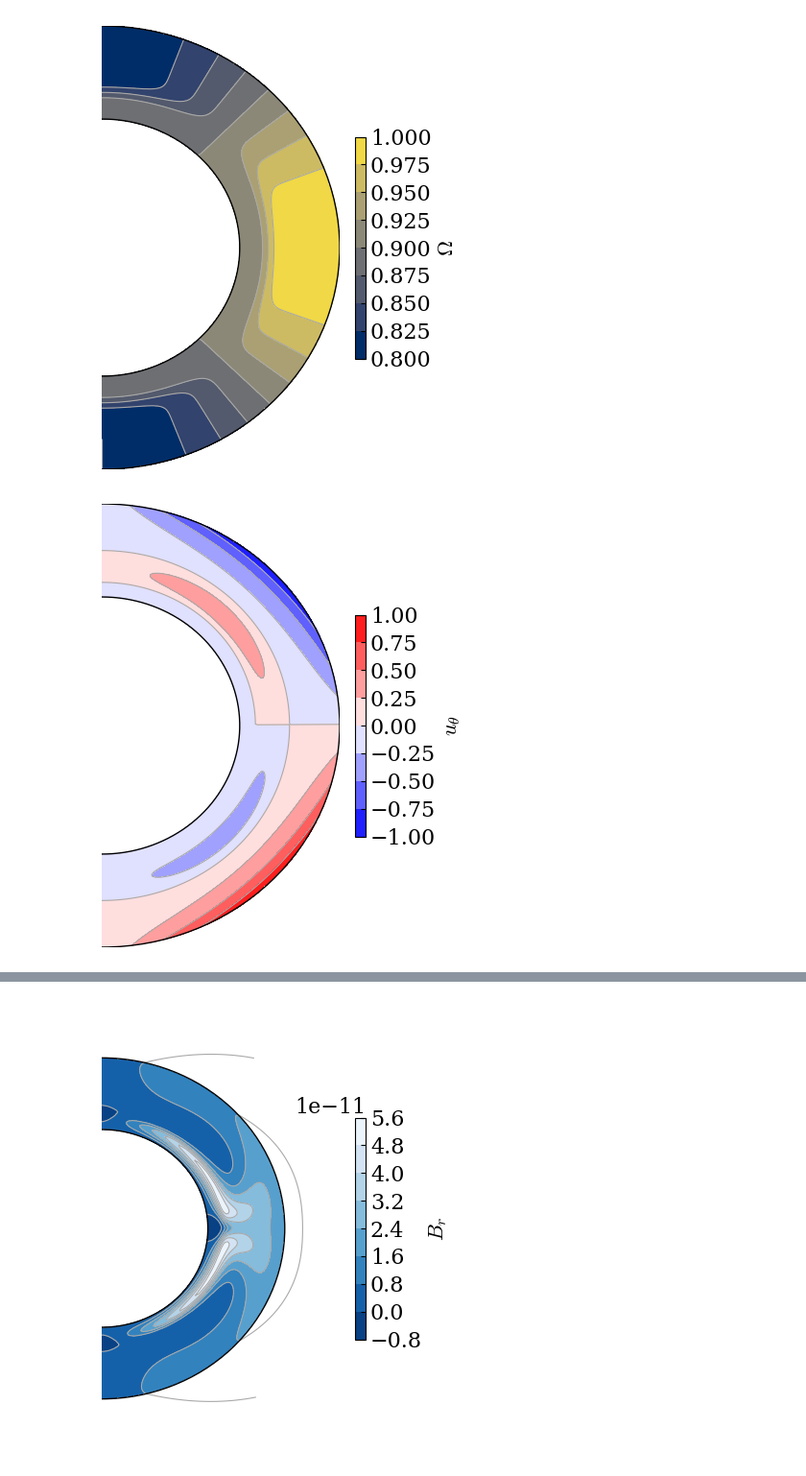
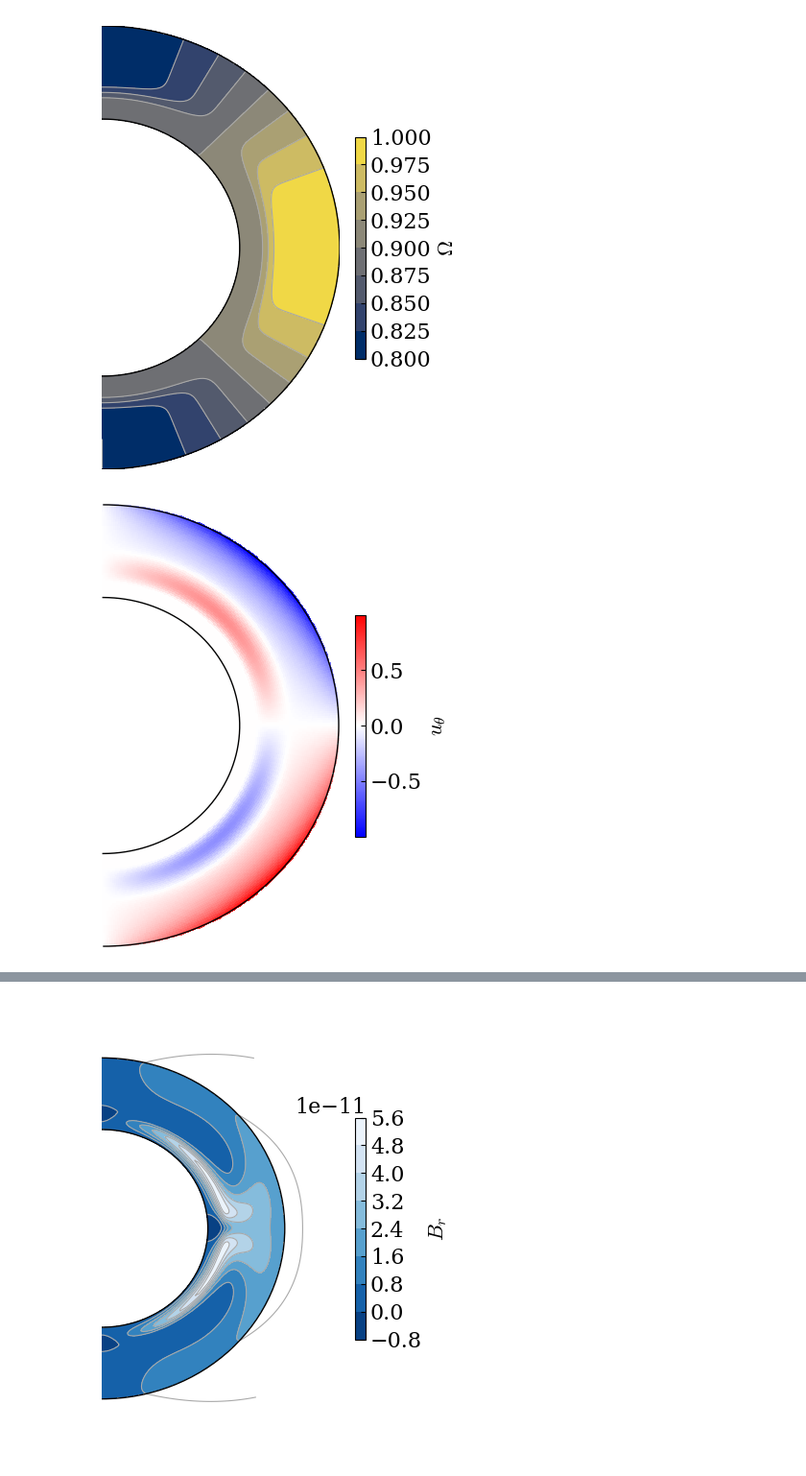
Before and after one commit to sybreton/CTDYN, a Jupyter notebook: notebooks/quickstart.ipynb, the cells around one changed output, grey strips where cells are left out. Shown: that part at 96% size. Saved outputs shown, nothing was run; the diff lists cells and outputs as text; code cells hidden in the pictures.

Commit message:
Update notebook with new figures

```diff
--- a/notebooks/quickstart.ipynb
+++ b/notebooks/quickstart.ipynb
@@ -40,11 +40,11 @@ fig = dyn.plot_meridional_map (r, theta, mesh,
 # %% [output]
 [figure]
 # %%
-filename = "ctdyn_output/utheta.dat"
+filename = "{}/utheta.dat".format (dir_out)
 r, theta, mesh = dyn.read_field_map (filename)
 fig = dyn.plot_meridional_map (r, theta, mesh,
-                               label=r"$u_\theta$",
-                               cmap="bwr")
+                               label=r"$u_\theta$", cmap="bwr",
+                               mode="pcolormesh", contour=False)
 # %% [output]
-[figure, old version]
+[figure, new version]
 # %%
```
Also changed, not shown: parts of 4 cells of this notebook.
